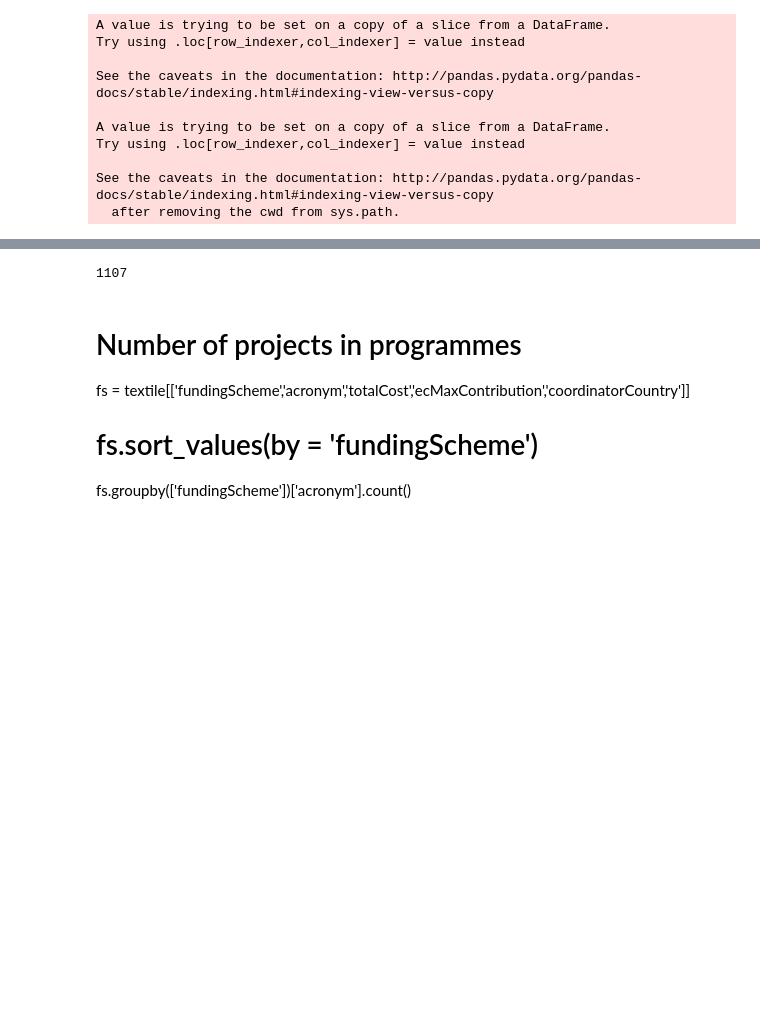
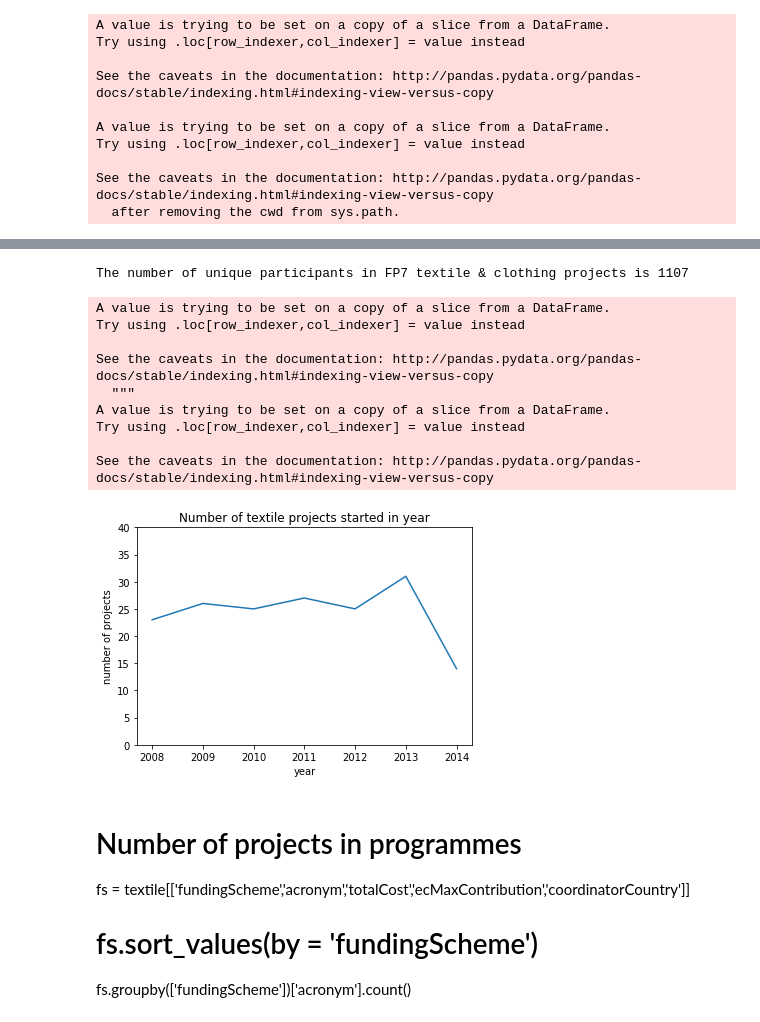
Before and after one commit to Aguesses/beforeAndAfter7, a Jupyter notebook: FP7_projects_NLTK.ipynb, the cells around one changed output, grey strips where cells are left out. Saved outputs shown, nothing was run; the diff lists cells and outputs as text; code cells hidden in the pictures; blank space fills up the shorter version.

```diff
--- a/FP7_projects_NLTK.ipynb
+++ b/FP7_projects_NLTK.ipynb
@@ -105,8 +149,37 @@ participants_list_s = pd.Series(participants_list)
 # %%
 # Number of unique participations
-len(participants_list_s.drop_duplicates())
+print("The number of unique participants in FP7 textile & clothing projects is {}".format(len(participants_list_s.drop_duplicates())))
 # %% [output]
-1107
+The number of unique participants in FP7 textile & clothing projects is 1107
+# %%
+# number of accepted projects in year
+import datetime
+import matplotlib.pyplot as plt
+fmt = "%Y-%m-%d"
+p_textile['startDate'] = pd.to_datetime(p_textile.loc[:,'startDate'], format=fmt)
+p_textile['startingYear'] = p_textile.loc[:,'startDate'].dt.year
+projects_per_year = pd.DataFrame(p_textile.groupby(['startingYear'])['acronym'].count())
+
+ax= plt.subplot()
+x = projects_per_year.index
+y = projects_per_year.loc[:'acronym']
+ax.set_title("Number of textile projects started in year")
+ax.set_xlabel("year")
+ax.set_ylabel('number of projects')
+ax.set_ylim(0,40)
+plt.plot(x,y)
+plt.show()
+# %% [output]
+A value is trying to be set on a copy of a slice from a DataFrame.
+Try using .loc[row_indexer,col_indexer] = value instead
+
+See the caveats in the documentation: http://pandas.pydata.org/pandas-docs/stable/indexing.html#indexing-view-versus-copy
+  """
+A value is trying to be set on a copy of a slice from a DataFrame.
+Try using .loc[row_indexer,col_indexer] = value instead
+
+See the caveats in the documentation: http://pandas.pydata.org/pandas-docs/stable/indexing.html#indexing-view-versus-copy
+[figure, added]
 # %% [markdown]
 # Number of projects in programmes
 
```
Also changed, not shown: parts of 7 cells of this notebook, 1 other file.
